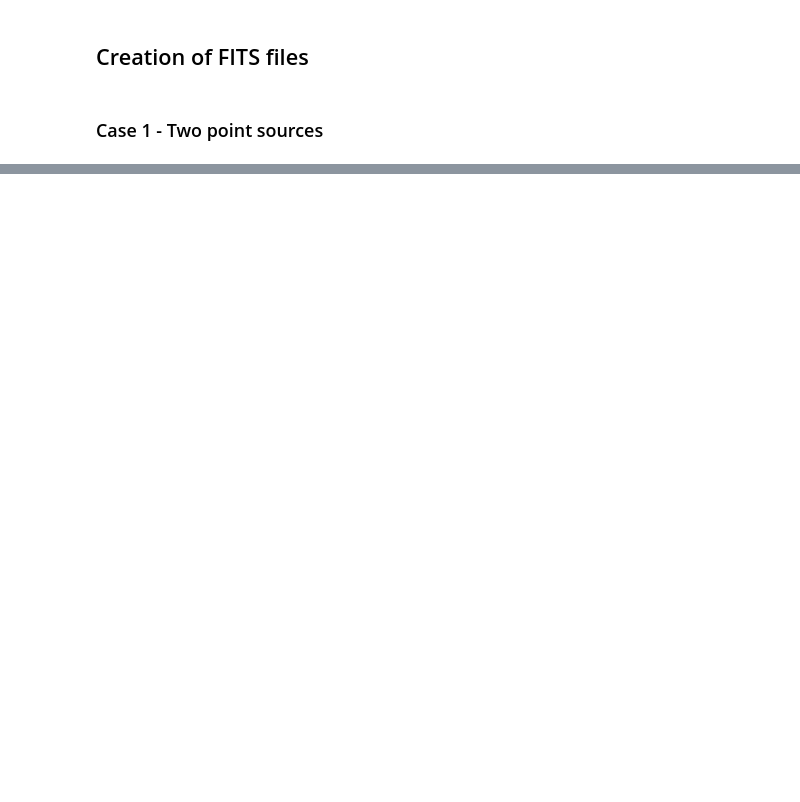
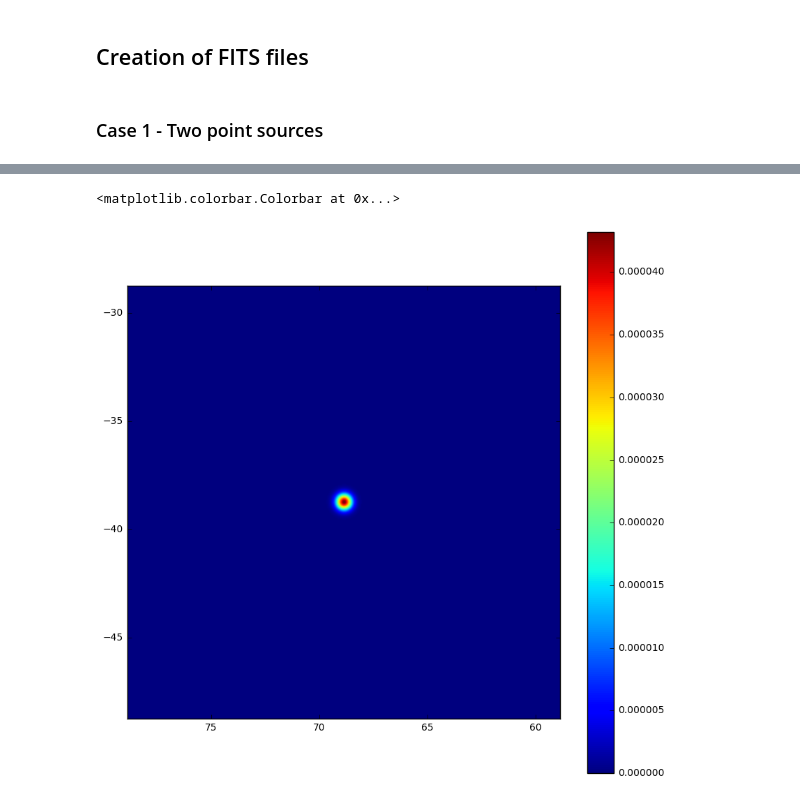
Before and after one commit to dtanoglidis/Research_Dark_Matter, a Jupyter notebook: Files_Creation.ipynb, the cells around one changed output, grey strips where cells are left out. Cells and saved outputs as stored; diff of their text form; code cells hidden in the pictures; blank space fills up the shorter version.

```diff
--- a/Files_Creation.ipynb
+++ b/Files_Creation.ipynb
@@ -275,0 +380,16 @@ plt.colorbar()
+# %%
+hdu1 = fits.PrimaryHDU()
+hdu1.data=extsource
+
+hdu.writeto('extended.fits', clobber = True)
+
+fig=plt.figure(figsize=(10.0, 10.0))
+plt.imshow(hdu1.data[3], extent=[upx,lowx,lowy,upy])
+plt.autoscale(False)
+plt.xlim(upx,lowx)
+plt.ylim(lowy,upy)
+
+plt.colorbar()
+# %% [output]
+<matplotlib.colorbar.Colorbar at 0x...>
+[figure, added]
```
Also changed, not shown: parts of 7 cells of this notebook.
